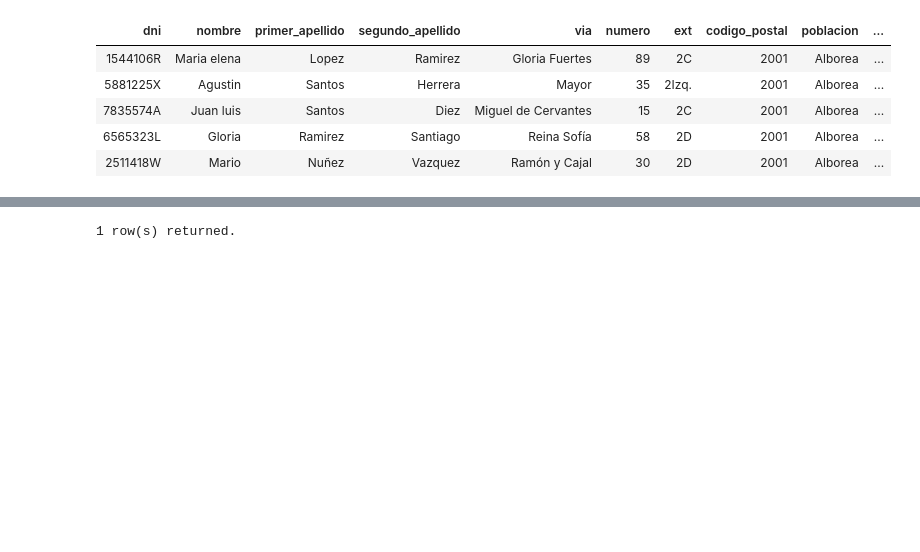
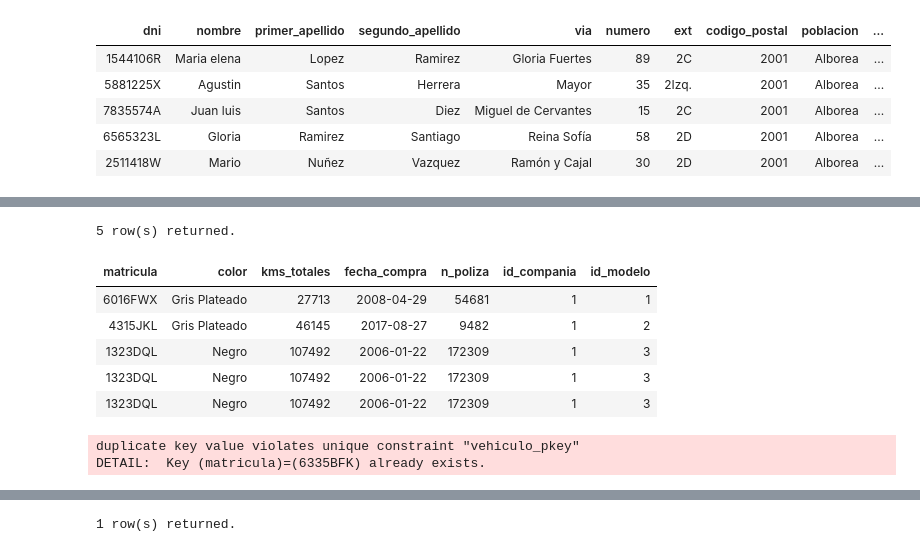
Before and after one commit to alexjust-data/FullStack06_SQL, a Jupyter notebook: 00_SEMINARIO.ipynb, the cells around one changed output, grey strips where cells are left out. Saved outputs shown, nothing was run; the diff lists cells and outputs as text; code cells hidden in the pictures; blank space fills up the shorter version.

```diff
--- a/00_SEMINARIO.ipynb
+++ b/00_SEMINARIO.ipynb
@@ -1238,0 +1708,47 @@ limit 5;
+# %%
+SELECT co.matricula,
+       co.color,
+       co.kms_totales,
+       co.fecha_compra,
+       co.n_poliza,
+       a.id_compania,
+       mo.id_modelo
+FROM (
+    SELECT matricula, color, kms_totales, fecha_compra, n_poliza, aseguradora, modelo
+    FROM coches
+) co
+INNER JOIN CompaniaAseguradora a ON a.nombre = co.aseguradora
+INNER JOIN Modelo mo ON mo.nombre = co.modelo
+LIMIT 5;
+# %% [output]
+5 row(s) returned.
+| matricula | color | kms_totales | fecha_compra | n_poliza | id_compania | id_modelo |
+| 6016FWX | Gris Plateado | 27713 | 2008-04-29 | 54681 | 1 | 1 |
+| 4315JKL | Gris Plateado | 46145 | 2017-08-27 | 9482 | 1 | 2 |
+| 1323DQL | Negro | 107492 | 2006-01-22 | 172309 | 1 | 3 |
+| 1323DQL | Negro | 107492 | 2006-01-22 | 172309 | 1 | 3 |
+| 1323DQL | Negro | 107492 | 2006-01-22 | 172309 | 1 | 3 |
+# %%
+INSERT INTO Vehiculo (Matricula,
+                      Color,
+                      TotalKilometros,
+                      FechaCompra,
+                      NumeroPoliza,
+                      ID_Modelo,
+                      ID_Compania)
+SELECT co.matricula,
+       co.color,
+       co.kms_totales,
+       co.fecha_compra,
+       co.n_poliza,
+       a.id_compania,
+       mo.id_modelo
+FROM (
+    SELECT matricula, color, kms_totales, fecha_compra, n_poliza, aseguradora, modelo
+    FROM coches
+) co
+INNER JOIN CompaniaAseguradora a ON a.nombre = co.aseguradora
+INNER JOIN Modelo mo ON mo.nombre = co.modelo;
+# %% [output]
+duplicate key value violates unique constraint "vehiculo_pkey"
+DETAIL:  Key (matricula)=(6335BFK) already exists.
```
Also changed, not shown: parts of 46 cells of this notebook, 1 other file.
